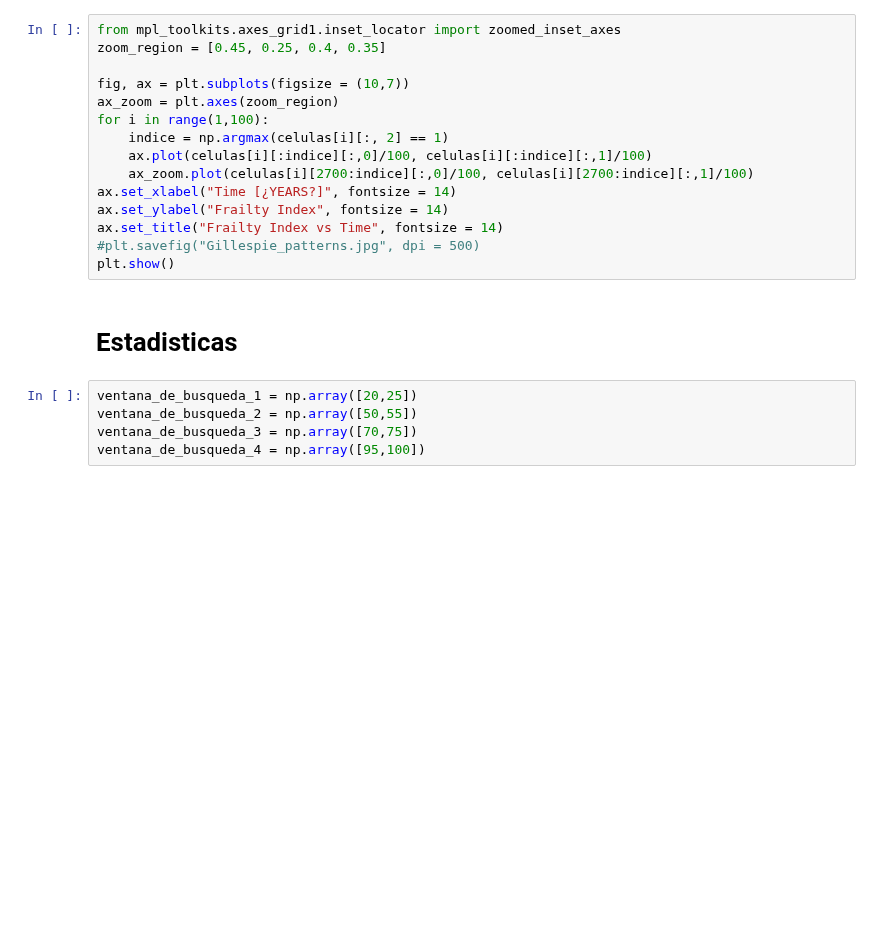
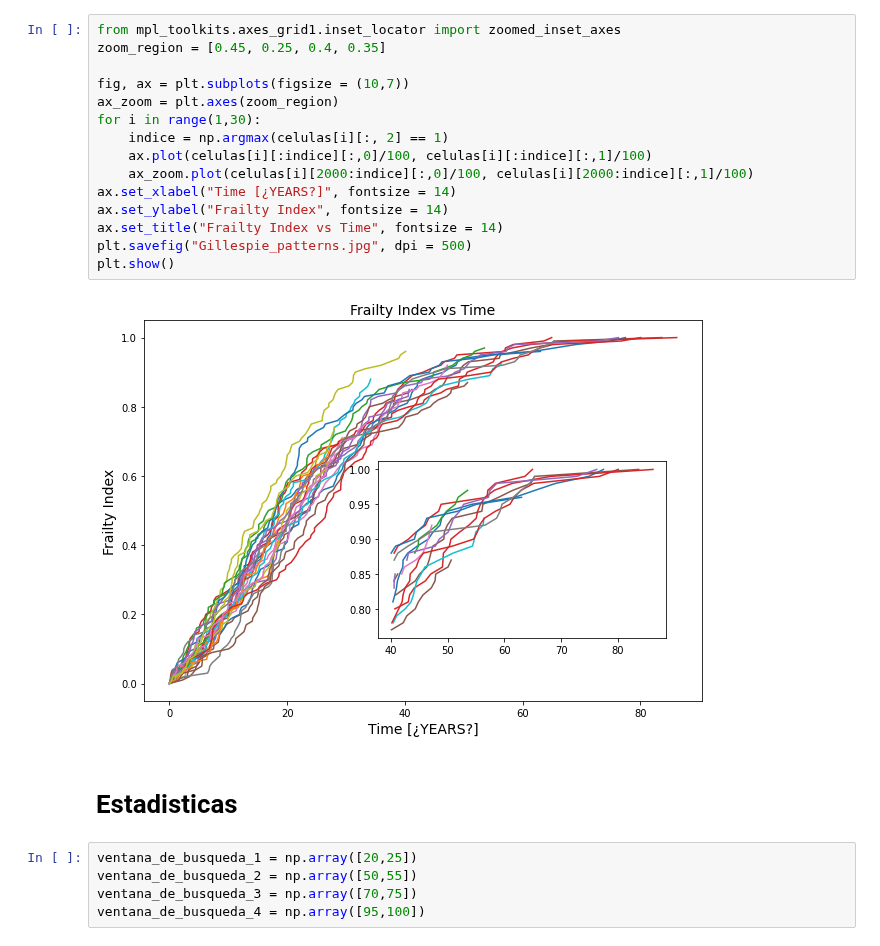
Before and after one commit to Rafther0112/Human_Aging_Research, a Jupyter notebook: Montecarlo_kinetic_simulation.ipynb, the cells around one changed output. Cells and saved outputs as stored; diff of their text form; blank space fills up the shorter version.

```diff
--- a/Montecarlo_kinetic_simulation.ipynb
+++ b/Montecarlo_kinetic_simulation.ipynb
@@ -61,18 +57,20 @@ celulas = np.array([Estado_celula(x0,np.arange(0.,50000.,2.)) for i in tqdm(rang
 # %%
 from mpl_toolkits.axes_grid1.inset_locator import zoomed_inset_axes
 zoom_region = [0.45, 0.25, 0.4, 0.35]
 
 fig, ax = plt.subplots(figsize = (10,7))
 ax_zoom = plt.axes(zoom_region)
-for i in range(1,100):
+for i in range(1,30):
     indice = np.argmax(celulas[i][:, 2] == 1)
     ax.plot(celulas[i][:indice][:,0]/100, celulas[i][:indice][:,1]/100)
-    ax_zoom.plot(celulas[i][2700:indice][:,0]/100, celulas[i][2700:indice][:,1]/100)
+    ax_zoom.plot(celulas[i][2000:indice][:,0]/100, celulas[i][2000:indice][:,1]/100)
 ax.set_xlabel("Time [¿YEARS?]", fontsize = 14)
 ax.set_ylabel("Frailty Index", fontsize = 14)
 ax.set_title("Frailty Index vs Time", fontsize = 14)
-#plt.savefig("Gillespie_patterns.jpg", dpi = 500)
+plt.savefig("Gillespie_patterns.jpg", dpi = 500)
 plt.show()
+# %% [output]
+[figure, added]
 # %% [markdown]
 # Estadisticas
 # %%
```
Also changed, not shown: parts of 5 cells of this notebook, 1 other file.
